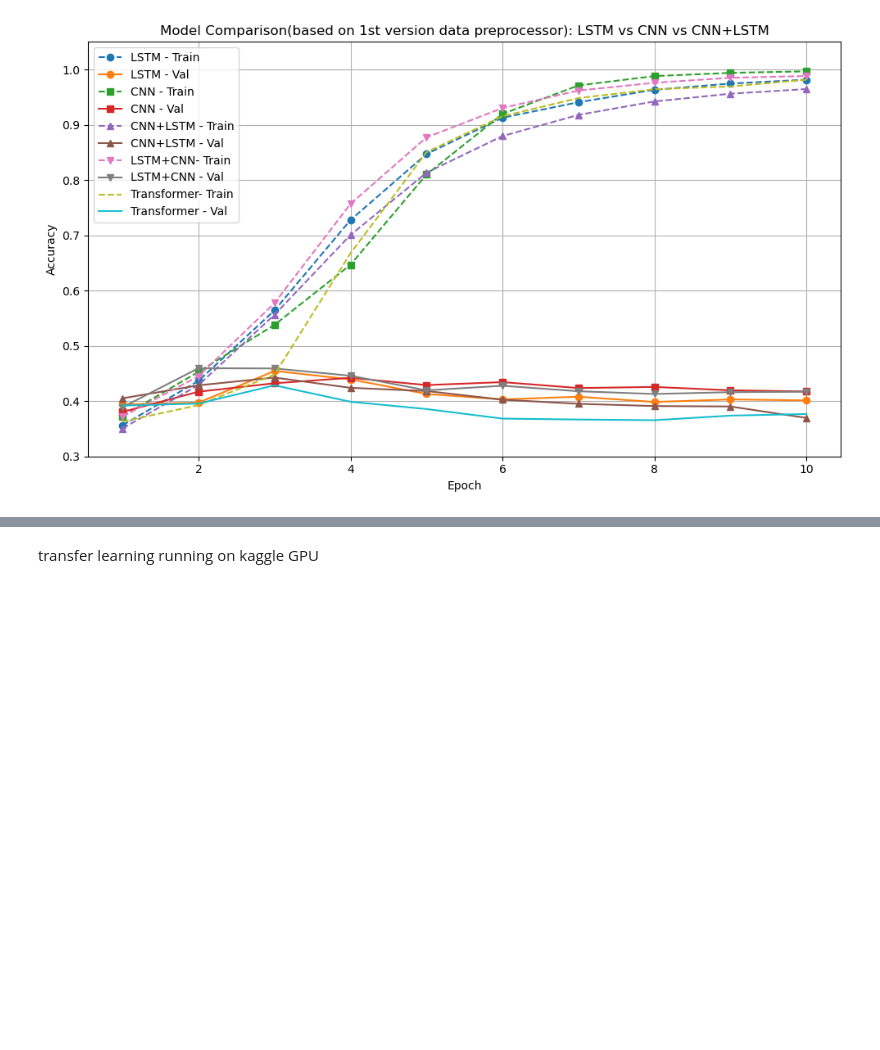
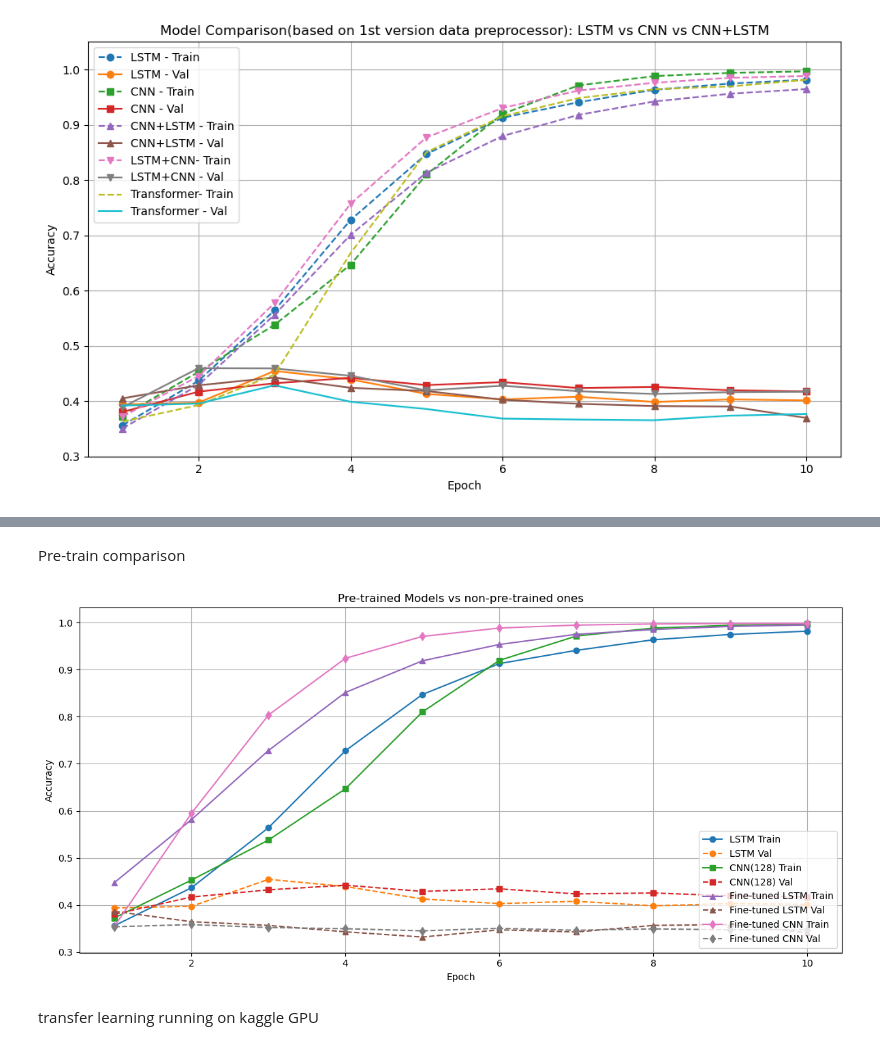
Before and after one commit to amamiya-yuuko-1225/deepml-project, a Jupyter notebook: project.ipynb, the cells around one changed output, grey strips where cells are left out. Cells and saved outputs as stored; diff of their text form; code cells hidden in the pictures; blank space fills up the shorter version.

```diff
--- a/project.ipynb
+++ b/project.ipynb
@@ -515,3 +749,49 @@ plt.tight_layout()
+# %% [markdown]
+Pre-train comparison
+# %%
+import matplotlib.pyplot as plt
+
+# Epochs
+epochs = list(range(1, 11))
+
+# 模型准确率数据
+lstm_train = [0.3563, 0.4367, 0.5642, 0.7277, 0.8471, 0.9127, 0.9408, 0.9633, 0.9746, 0.9816]
+lstm_val   = [0.3940, 0.3973, 0.4546, 0.4394, 0.4130, 0.4031, 0.4080, 0.3985, 0.4031, 0.4014]
+
+cnn128_train = [0.3728, 0.4530, 0.5380, 0.6468, 0.8100, 0.9195, 0.9712, 0.9881, 0.9939, 0.9967]
+cnn128_val   = [0.3804, 0.4171, 0.4323, 0.4422, 0.4290, 0.4344, 0.4237, 0.4257, 0.4196, 0.4175]
+
+ft_lstm_train = [0.4479, 0.5814, 0.7282, 0.8514, 0.9186, 0.9533, 0.9749, 0.9850, 0.9916, 0.9947]
+ft_lstm_val   = [0.3866, 0.3647, 0.3568, 0.3432, 0.3321, 0.3474, 0.3428, 0.3568, 0.3585, 0.3412]
+
+ft_cnn_train = [0.3552, 0.5950, 0.8034, 0.9240, 0.9704, 0.9882, 0.9945, 0.9968, 0.9978, 0.9981]
+ft_cnn_val   = [0.3540, 0.3585, 0.3523, 0.3498, 0.3453, 0.3507, 0.3465, 0.3494, 0.3474, 0.3478]
+
+# 绘图
+plt.figure(figsize=(12, 6))
+
+# 每个模型的训练和验证准确率
+plt.plot(epochs, lstm_train, marker='o', label='LSTM Train', linestyle='-')
+plt.plot(epochs, lstm_val, marker='o', label='LSTM Val', linestyle='--')
+
+plt.plot(epochs, cnn128_train, marker='s', label='CNN(128) Train', linestyle='-')
+plt.plot(epochs, cnn128_val, marker='s', label='CNN(128) Val', linestyle='--')
+
+plt.plot(epochs, ft_lstm_train, marker='^', label='Fine-tuned LSTM Train', linestyle='-')
+plt.plot(epochs, ft_lstm_val, marker='^', label='Fine-tuned LSTM Val', linestyle='--')
+
+plt.plot(epochs, ft_cnn_train, marker='d', label='Fine-tuned CNN Train', linestyle='-')
+plt.plot(epochs, ft_cnn_val, marker='d', label='Fine-tuned CNN Val', linestyle='--')
+
+# 图形美化
+plt.xlabel('Epoch')
+plt.ylabel('Accuracy')
+plt.title('Pre-trained Models vs non-pre-trained ones')
+plt.legend(loc='lower right')
+plt.grid(True)
+plt.tight_layout()
+# %% [output]
+[figure, added]
 # %% [markdown]
 transfer learning
 running on kaggle GPU
```
Also changed, not shown: parts of 12 cells of this notebook, 10 other files.
